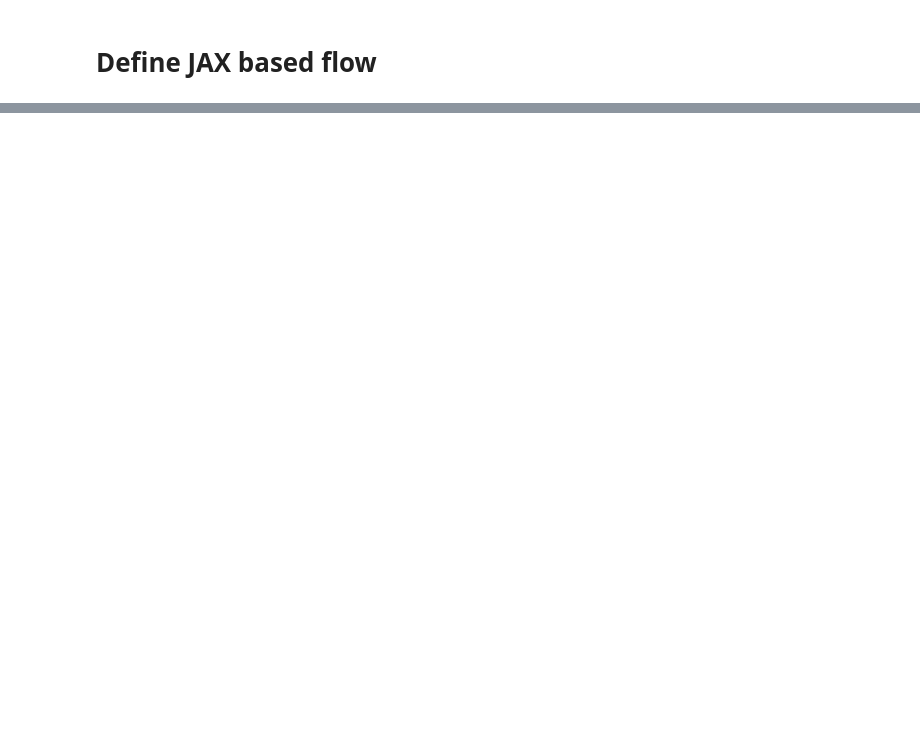
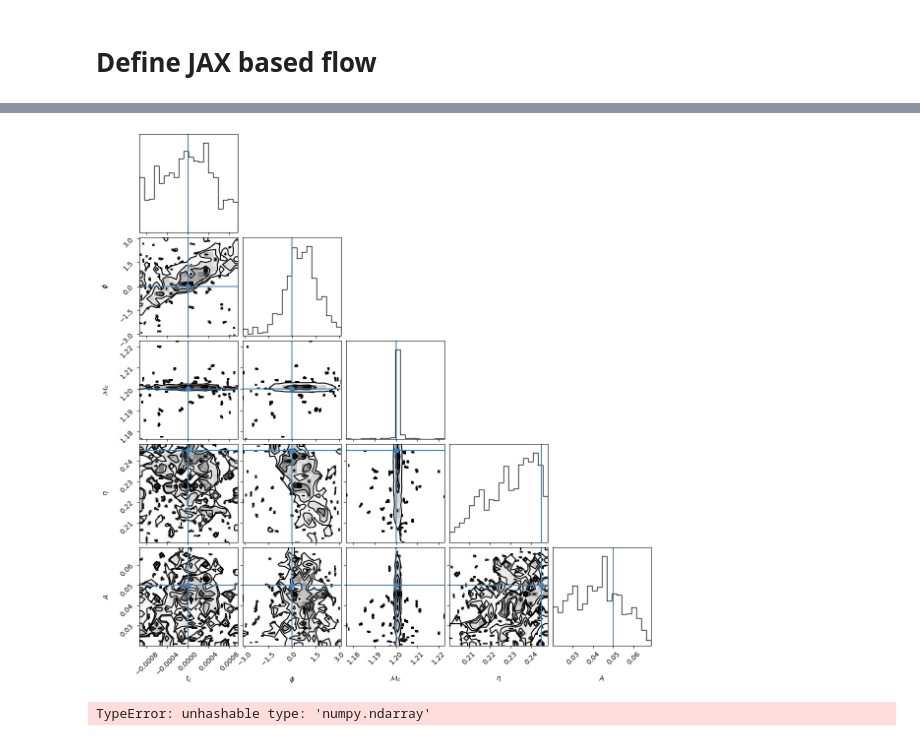
Before and after one commit to leviyevalex/sSVN_GW, a Jupyter notebook: notebooks/sampler_jax.ipynb, the cells around one changed output, grey strips where cells are left out. Cells and saved outputs as stored; diff of their text form; code cells hidden in the pictures; blank space fills up the shorter version.

```diff
--- a/notebooks/sampler_jax.ipynb
+++ b/notebooks/sampler_jax.ipynb
@@ -133,14 +227,8 @@ def ula_kernel(key, param, log_post, grad_log_post, dt):
     # Transform to unbounded domain (currently includes potential calculation for eventual birth-death step)
     Y, V_Y, gmlpt_Y = reparameterization(param, V_X, paramGrad, model.lower_bound, model.upper_bound)
 
-    # Birth death jumps
-    gram = k_lp(Y)
-    # jumps = birthDeathJumpIndicies(key, gram, V_Y, tau=0.001)
-    jumps = birthDeathJumpIndicies(key, gram, V_Y, tau=dt)
-
     # Perform update in unbounded domain
-    # Y = Y - gmlpt_Y * dt + jnp.sqrt(2 * dt) * jax.random.normal(key=subkey, shape=(param.shape))
-    Y = Y[jumps] - gmlpt_Y[jumps] * dt + jnp.sqrt(2 * dt) * jax.random.normal(key=subkey, shape=(param.shape))
+    Y = Y - gmlpt_Y * dt + jnp.sqrt(2 * dt) * jax.random.normal(key=subkey, shape=(param.shape))
 
     # Convert samples back to bounded domain
     param = sigma(logistic_CDF(Y), model.lower_bound, model.upper_bound)
@@ -159,3 +247,17 @@ def ula_sampler_full_jax_jit(key, log_post, grad_log_post, n_iter, dt, x_0):
     carry = (key, x_0)
     _, samples = jax.lax.scan(ula_step, carry, None, n_iter)
     return samples
+# %%
+# Without birth death process:
+n_iter = 100000
+n_particles = 200
+eps = 1e-6
+X0 = model._newDrawFromPrior(n_particles)
+key = jax.random.PRNGKey(0)
+
+# Run sampler
+sam = ula_sampler_full_jax_jit(key, jax.vmap(model.potential_single), jax.vmap(model.gradient_potential_single), n_iter, eps, X0)
+
+# Plot samples
+reshaped_matrix = sam.reshape((n_iter * n_particles, model.DoF))
+fig = corner.corner(reshaped_matrix[-100000:], hist_kwargs={'density':True}, labels=model.index_label, truths=injection)
@@ -161,0 +344,4 @@ def ula_sampler_full_jax_jit(key, log_post, grad_log_post, n_iter, dt, x_0):
+# %%
+fig = corner.corner(reshaped_matrix[-np.arange(1, 1000000)], hist_kwargs={'density':True}, labels=model.index_label, truths=injection)
+# %% [output]
+[figure, added]
@@ -161,0 +350,4 @@ def ula_sampler_full_jax_jit(key, log_post, grad_log_post, n_iter, dt, x_0):
+# %%
+np.array(3) in a
+# %% [output]
+TypeError: unhashable type: 'numpy.ndarray'
```
Also changed, not shown: parts of 25 cells of this notebook, 3 other files.
